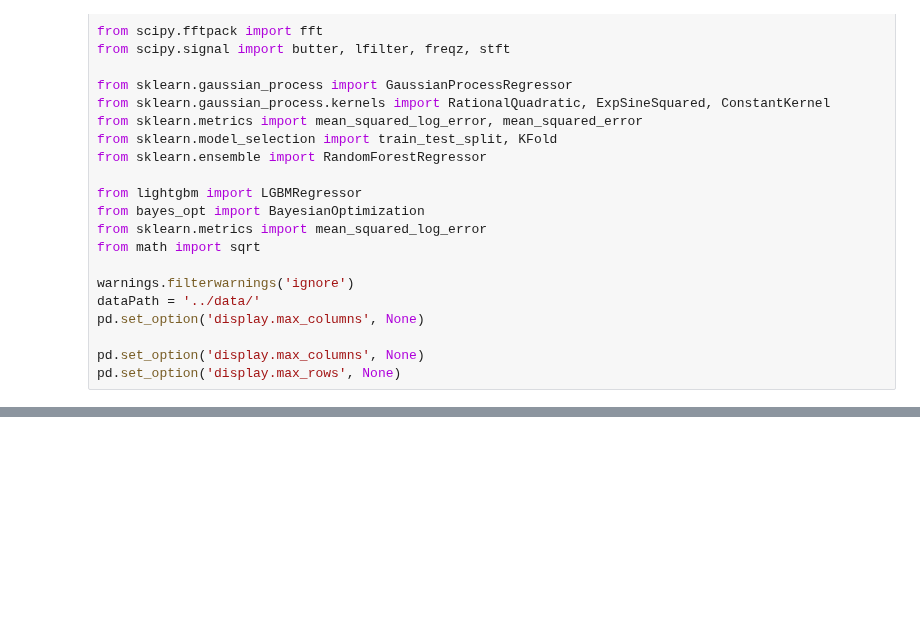
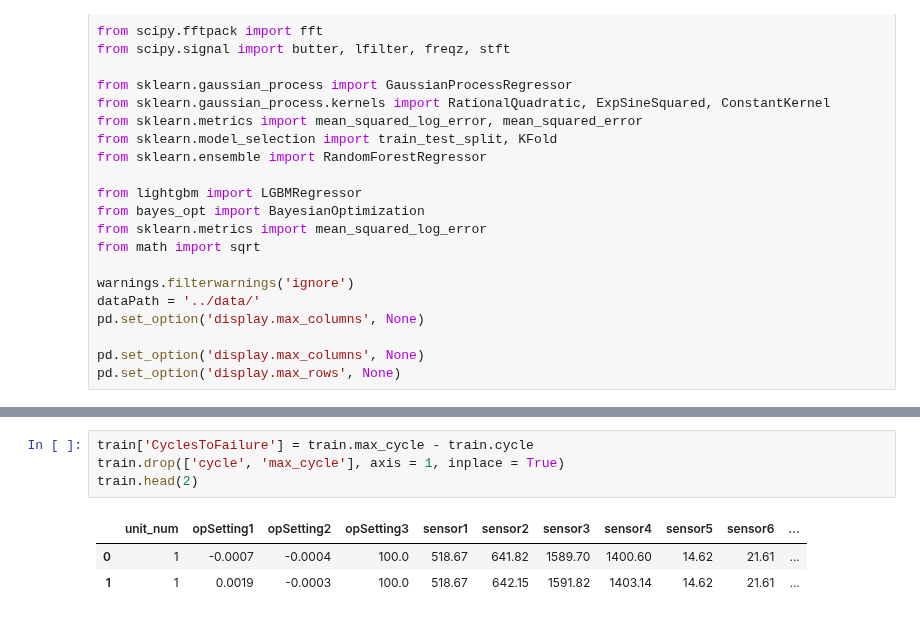
Before and after one commit to j-greggazz/Kaggle, a Jupyter notebook: Predictive Maintenance/notebooks/NASA Turbofan engine degradation analysis.ipynb, the cells around one changed output, grey strips where cells are left out. Cells and saved outputs as stored; diff of their text form; blank space fills up the shorter version.

```diff
--- a/Predictive Maintenance/notebooks/NASA Turbofan engine degradation analysis.ipynb
+++ b/Predictive Maintenance/notebooks/NASA Turbofan engine degradation analysis.ipynb
@@ -43,0 +121,8 @@ train.head()
+# %%
+train['CyclesToFailure'] = train.max_cycle - train.cycle
+train.drop(['cycle', 'max_cycle'], axis = 1, inplace = True)
+train.head(2)
+# %% [output]
+|  | unit_num | opSetting1 | opSetting2 | opSetting3 | sensor1 | sensor2 | sensor3 | sensor4 | sensor5 | sensor6 | ... |
+| 0 | 1 | -0.0007 | -0.0004 | 100.0 | 518.67 | 641.82 | 1589.70 | 1400.60 | 14.62 | 21.61 | ... |
+| 1 | 1 | 0.0019 | -0.0003 | 100.0 | 518.67 | 642.15 | 1591.82 | 1403.14 | 14.62 | 21.61 | ... |
```
Also changed, not shown: parts of 26 cells of this notebook.
